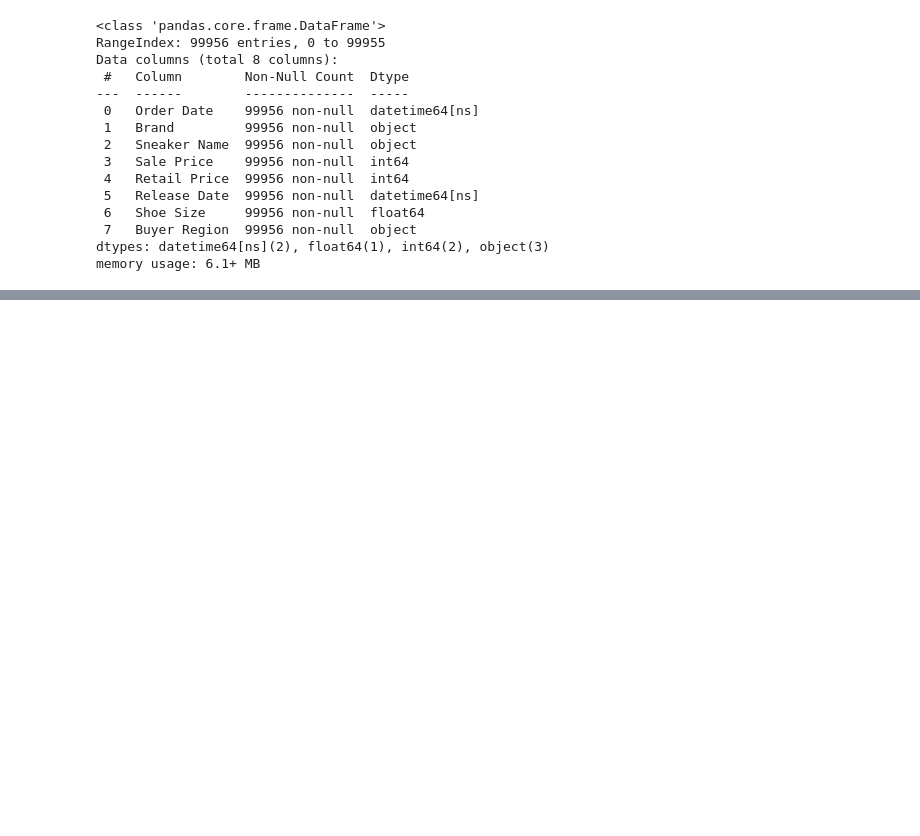
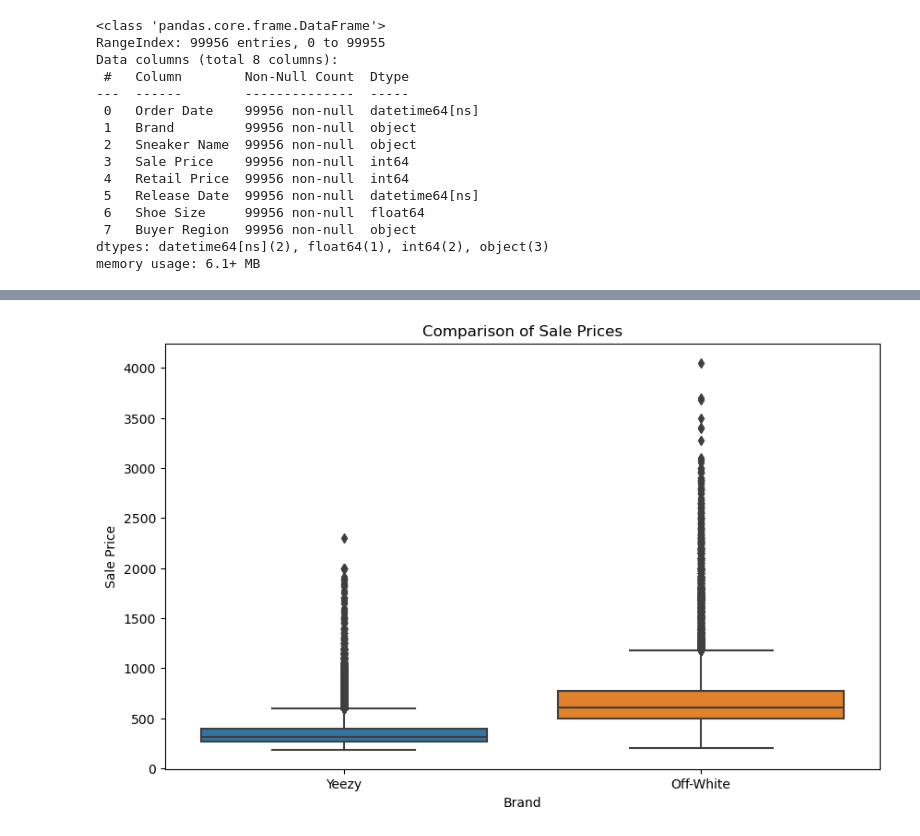
Before and after one commit to Chris-Goyette/StockX_2019, a Jupyter notebook: StockX_2019.ipynb, the cells around one changed output, grey strips where cells are left out. Drawn from its saved outputs; the diff is of its cells as text; code cells hidden in the pictures; blank space fills up the shorter version.

```diff
--- a/StockX_2019.ipynb
+++ b/StockX_2019.ipynb
@@ -127,0 +173,10 @@ memory usage: 6.1+ MB
+# %%
+# Box plot of Yeezy vs Off-White
+sales_by_brand = df[df['Brand'].isin(['Yeezy', 'Off-White'])]
+
+plt.figure(figsize=(10, 6))
+sns.boxplot(x='Brand', y='Sale Price', data=sales_by_brand)
+plt.title('Comparison of Sale Prices')
+plt.show()
+# %% [output]
+[figure, added]
```
Also changed, not shown: parts of 6 cells of this notebook.
